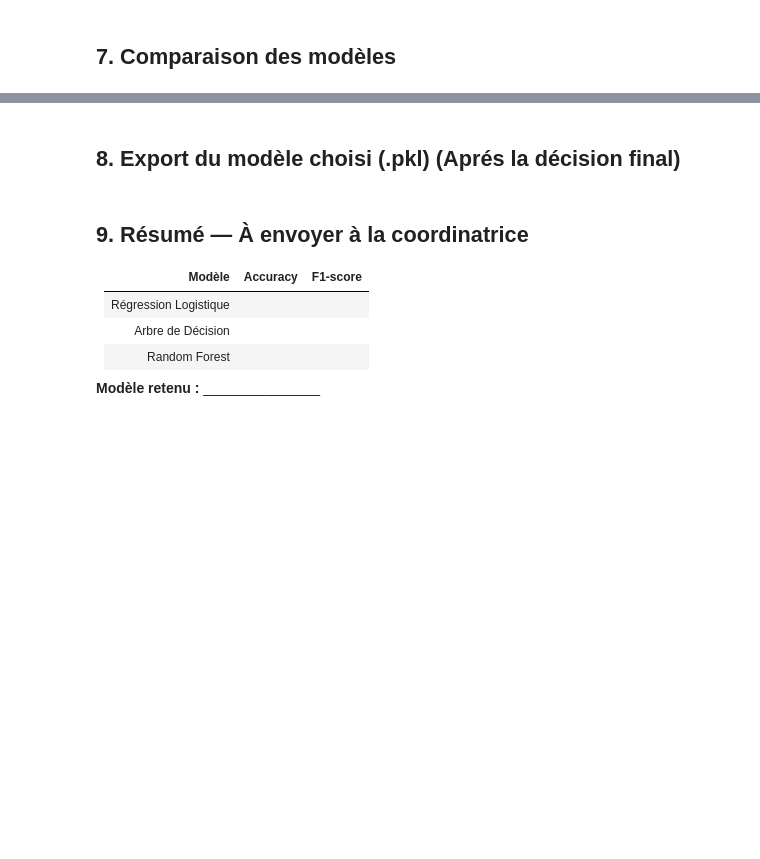
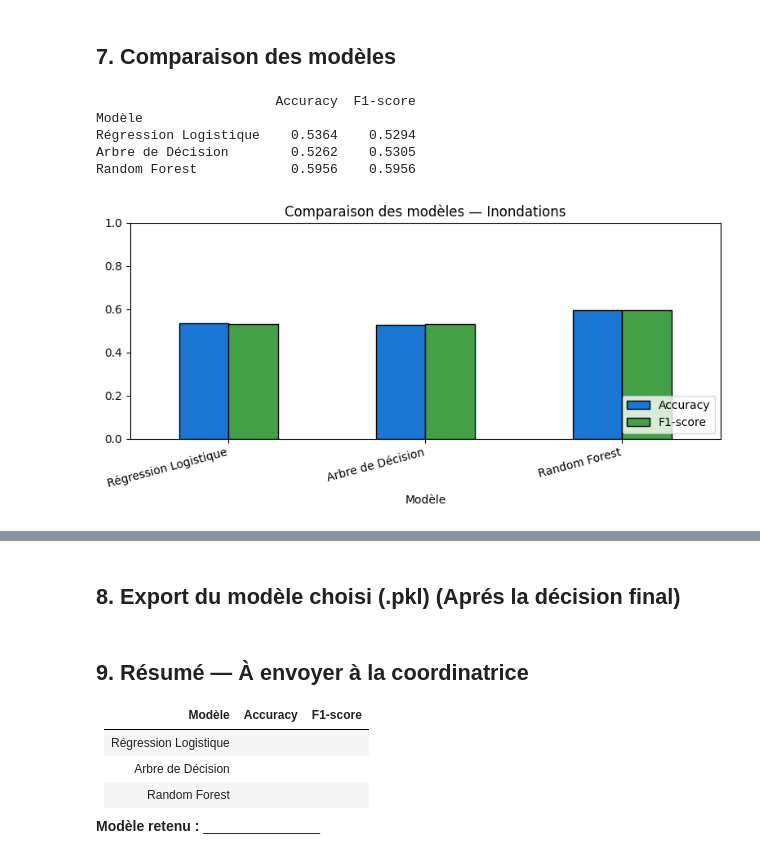
Before and after one commit to ANSS77/suivi-catastrophes-maroc, a Jupyter notebook: ml/notebooks/inondations_training.ipynb, the cells around one changed output, grey strips where cells are left out. Saved outputs shown, nothing was run; the diff lists cells and outputs as text; code cells hidden in the pictures; blank space fills up the shorter version.

```diff
--- a/ml/notebooks/inondations_training.ipynb
+++ b/ml/notebooks/inondations_training.ipynb
@@ -41,2 +154,25 @@ plt.show()
 # %% [markdown]
 ## 7. Comparaison des modèles
+# %%
+summary = pd.DataFrame({
+    'Modèle'  : list(results.keys()),
+    'Accuracy': [r['acc'] for r in results.values()],
+    'F1-score': [r['f1']  for r in results.values()],
+}).set_index('Modèle')
+
+print(summary.round(4))
+
+summary.plot(kind='bar', figsize=(8, 4), color=['#1976D2', '#43A047'],
+             edgecolor='black', ylim=(0, 1))
+plt.title('Comparaison des modèles — Inondations')
+plt.xticks(rotation=15, ha='right')
+plt.legend(loc='lower right')
+plt.tight_layout()
+plt.show()
+# %% [output]
+                       Accuracy  F1-score
+Modèle
+Régression Logistique    0.5364    0.5294
+Arbre de Décision        0.5262    0.5305
+Random Forest            0.5956    0.5956
+[figure, added]
```
Also changed, not shown: parts of 10 cells of this notebook, 1 other file.
